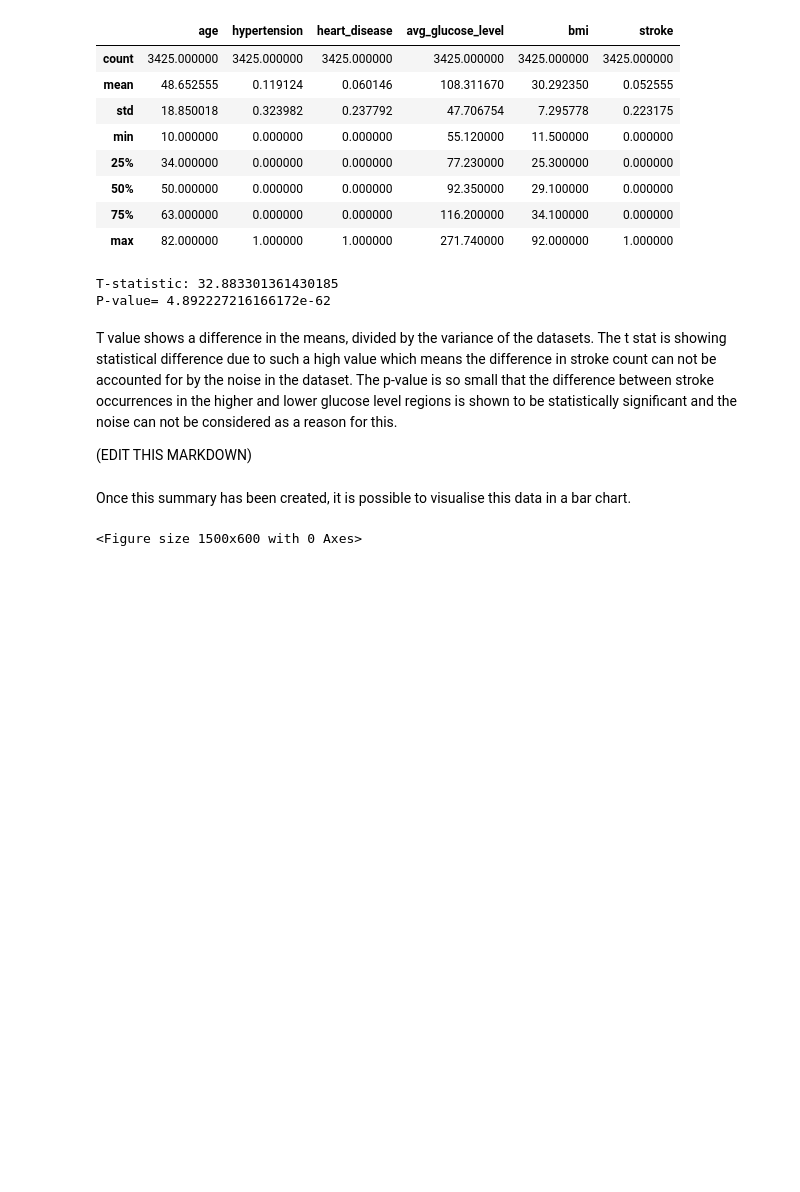
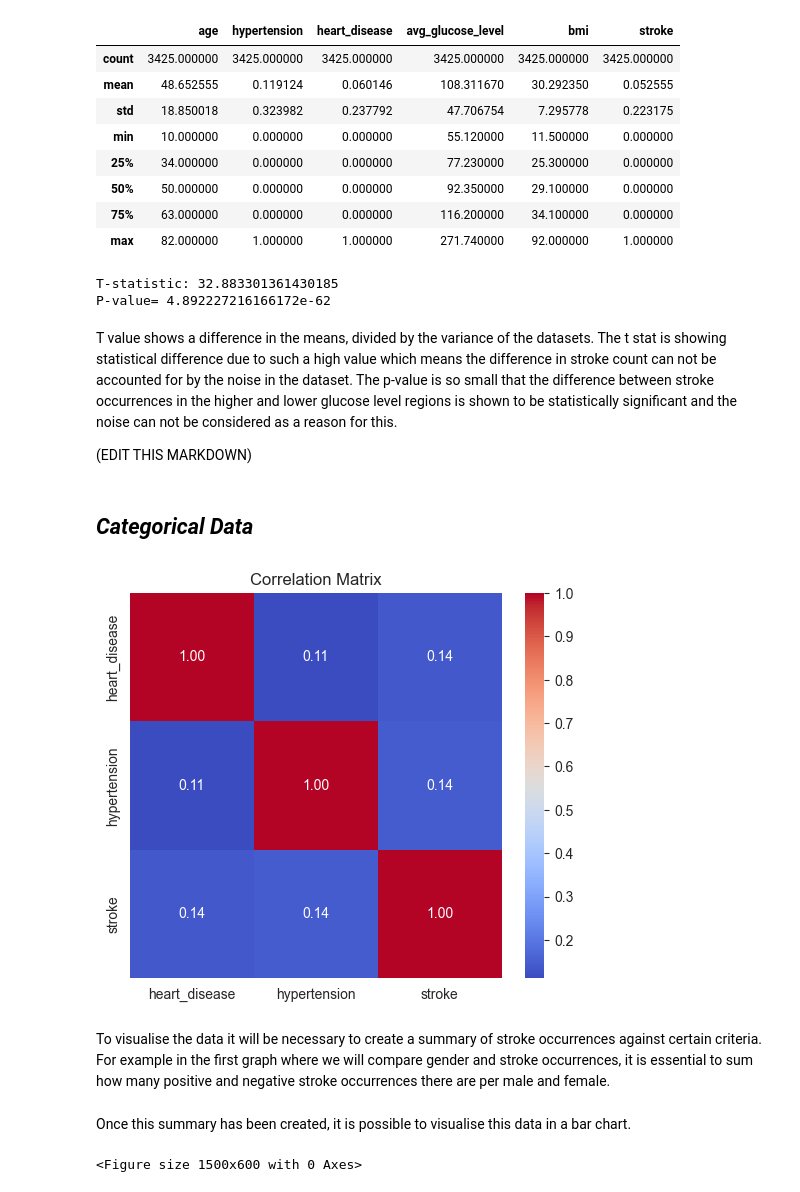
Before and after one commit to naqashb7/stroke_prediction_app, a Jupyter notebook: jupyter_notebooks/EDA.ipynb, the cells around one changed output. Drawn from its saved outputs; the diff is of its cells as text; code cells hidden in the pictures; blank space fills up the shorter version.

```diff
--- a/jupyter_notebooks/EDA.ipynb
+++ b/jupyter_notebooks/EDA.ipynb
@@ -268,6 +301,23 @@ The p-value is so small that the difference between stroke occurrences in the hi
 
 
 (EDIT THIS MARKDOWN)
+# %% [markdown]
+## _Categorical Data_
+# %%
+plt.figure(figsize=(6,5))
+corr = clean_stroke_data_df[[ 'heart_disease', 'hypertension'] + ['stroke']].corr()
+sns.heatmap(
+    corr,
+    annot=True,
+    cmap="coolwarm",
+    fmt=".2f"
+)
+plt.title("Correlation Matrix")
+plt.show()
+# %% [output]
+[figure, added]
+# %% [markdown]
+To visualise the data it will be necessary to create a summary of stroke occurrences against certain criteria. For example in the first graph where we will compare gender and stroke occurrences, it is essential to sum how many positive and negative stroke occurrences there are per male and female.
 # %% [markdown]
 Once this summary has been created, it is possible to visualise this data in a bar chart.
 # %%
```
Also changed, not shown: parts of 5 cells of this notebook, 1 other file.
